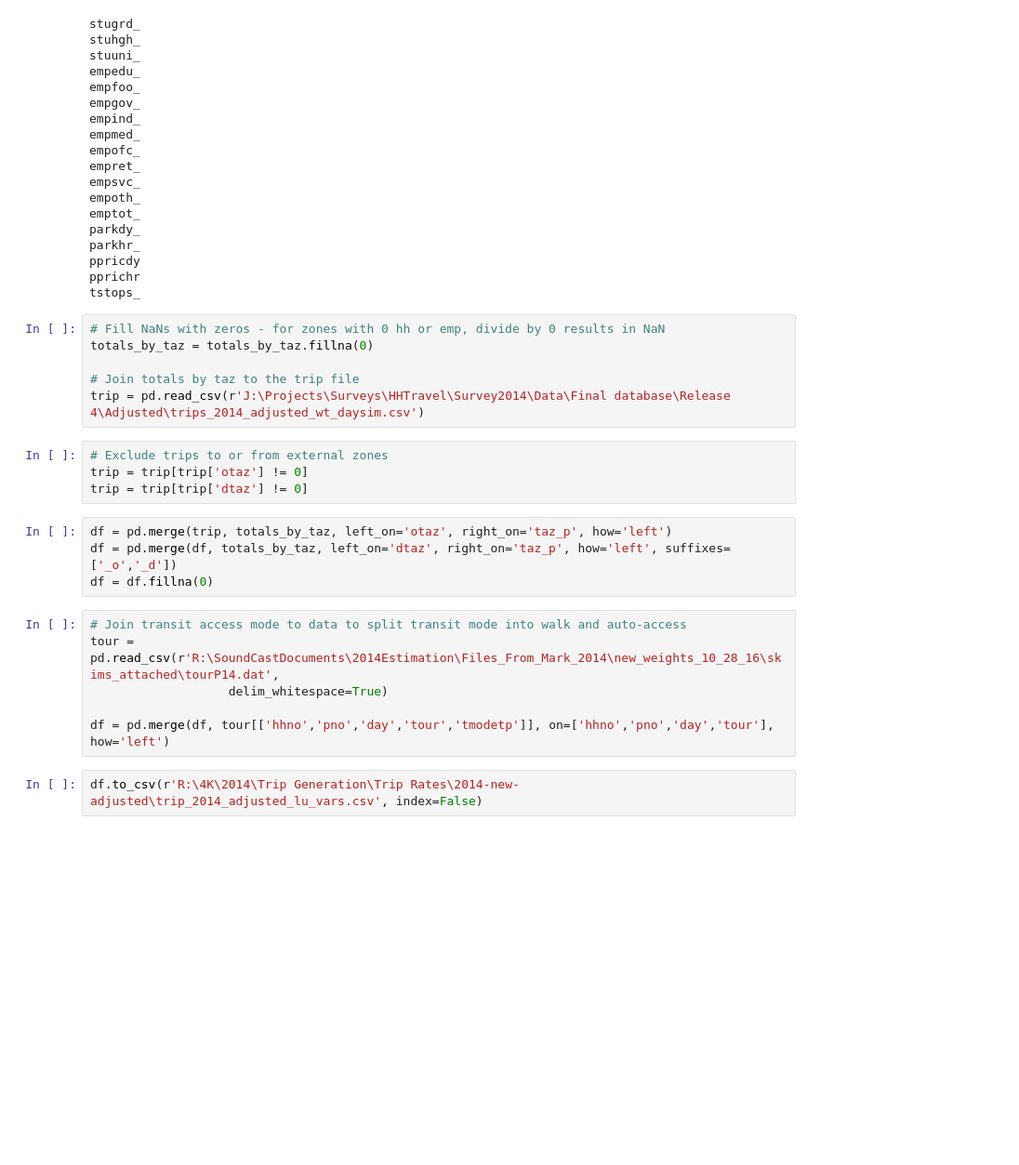
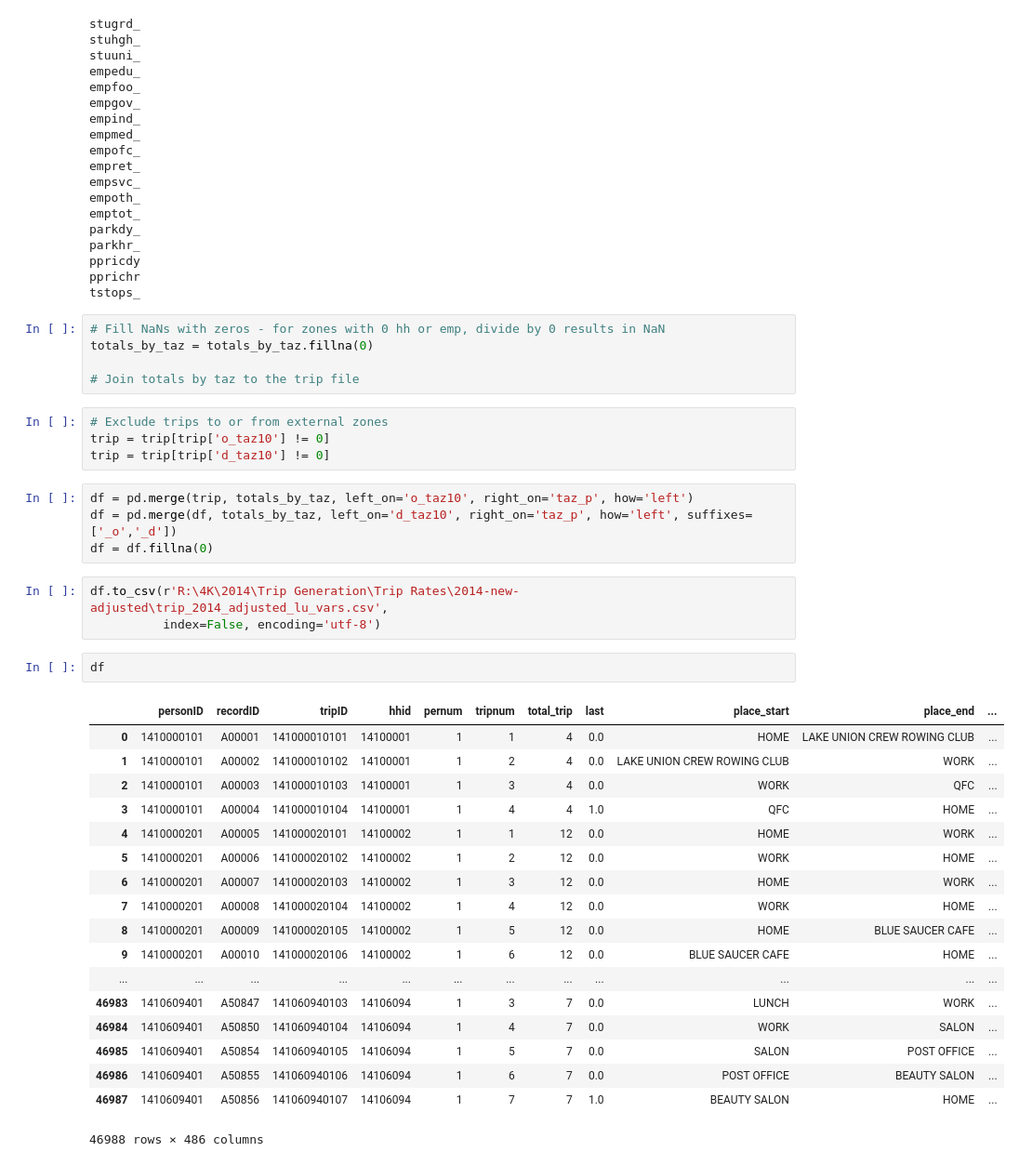
Before and after one commit to psrc/travel-modeling, a Jupyter notebook: 4k/join_landuse_variables_to_trip_data.ipynb, the cells around one changed output. Shown at 93% size. Cells and saved outputs as stored; diff of their text form; blank space fills up the shorter version.

Commit message:
separate scrips for daysim version vs regular survey version

```diff
--- a/4k/join_landuse_variables_to_trip_data.ipynb
+++ b/4k/join_landuse_variables_to_trip_data.ipynb
@@ -124,20 +212,35 @@ tstops_
 totals_by_taz = totals_by_taz.fillna(0)
 
 # Join totals by taz to the trip file
-trip = pd.read_csv(r'J:\Projects\Surveys\HHTravel\Survey2014\Data\Final database\Release 4\Adjusted\trips_2014_adjusted_wt_daysim.csv')
 # %%
 # Exclude trips to or from external zones
-trip = trip[trip['otaz'] != 0]
-trip = trip[trip['dtaz'] != 0]
+trip = trip[trip['o_taz10'] != 0]
+trip = trip[trip['d_taz10'] != 0]
 # %%
-df = pd.merge(trip, totals_by_taz, left_on='otaz', right_on='taz_p', how='left')
-df = pd.merge(df, totals_by_taz, left_on='dtaz', right_on='taz_p', how='left', suffixes=['_o','_d'])
+df = pd.merge(trip, totals_by_taz, left_on='o_taz10', right_on='taz_p', how='left')
+df = pd.merge(df, totals_by_taz, left_on='d_taz10', right_on='taz_p', how='left', suffixes=['_o','_d'])
 df = df.fillna(0)
-# %%
-# Join transit access mode to data to split transit mode into walk and auto-access
-tour = pd.read_csv(r'R:\SoundCastDocuments\2014Estimation\Files_From_Mark_2014\new_weights_10_28_16\skims_attached\tourP14.dat',
-                   delim_whitespace=True)
-
-df = pd.merge(df, tour[['hhno','pno','day','tour','tmodetp']], on=['hhno','pno','day','tour'], how='left')
 # %%
-df.to_csv(r'R:\4K\2014\Trip Generation\Trip Rates\2014-new-adjusted\trip_2014_adjusted_lu_vars.csv', index=False)
+df.to_csv(r'R:\4K\2014\Trip Generation\Trip Rates\2014-new-adjusted\trip_2014_adjusted_lu_vars.csv',
+          index=False, encoding='utf-8')
+# %%
+df
+# %% [output]
+|  | personID | recordID | tripID | hhid | pernum | tripnum | total_trip | last | place_start | place_end | ... |
+| 0 | 1410000101 | A00001 | 141000010101 | 14100001 | 1 | 1 | 4 | 0.0 | HOME | LAKE UNION CREW ROWING CLUB | ... |
+| 1 | 1410000101 | A00002 | 141000010102 | 14100001 | 1 | 2 | 4 | 0.0 | LAKE UNION CREW ROWING CLUB | WORK | ... |
+| 2 | 1410000101 | A00003 | 141000010103 | 14100001 | 1 | 3 | 4 | 0.0 | WORK | QFC | ... |
+| 3 | 1410000101 | A00004 | 141000010104 | 14100001 | 1 | 4 | 4 | 1.0 | QFC | HOME | ... |
+| 4 | 1410000201 | A00005 | 141000020101 | 14100002 | 1 | 1 | 12 | 0.0 | HOME | WORK | ... |
+| 5 | 1410000201 | A00006 | 141000020102 | 14100002 | 1 | 2 | 12 | 0.0 | WORK | HOME | ... |
+| 6 | 1410000201 | A00007 | 141000020103 | 14100002 | 1 | 3 | 12 | 0.0 | HOME | WORK | ... |
+| 7 | 1410000201 | A00008 | 141000020104 | 14100002 | 1 | 4 | 12 | 0.0 | WORK | HOME | ... |
+| 8 | 1410000201 | A00009 | 141000020105 | 14100002 | 1 | 5 | 12 | 0.0 | HOME | BLUE SAUCER CAFE | ... |
+| 9 | 1410000201 | A00010 | 141000020106 | 14100002 | 1 | 6 | 12 | 0.0 | BLUE SAUCER CAFE | HOME | ... |
+| ... | ... | ... | ... | ... | ... | ... | ... | ... | ... | ... | ... |
+| 46983 | 1410609401 | A50847 | 141060940103 | 14106094 | 1 | 3 | 7 | 0.0 | LUNCH | WORK | ... |
+| 46984 | 1410609401 | A50850 | 141060940104 | 14106094 | 1 | 4 | 7 | 0.0 | WORK | SALON | ... |
+| 46985 | 1410609401 | A50854 | 141060940105 | 14106094 | 1 | 5 | 7 | 0.0 | SALON | POST OFFICE | ... |
+| 46986 | 1410609401 | A50855 | 141060940106 | 14106094 | 1 | 6 | 7 | 0.0 | POST OFFICE | BEAUTY SALON | ... |
+| 46987 | 1410609401 | A50856 | 141060940107 | 14106094 | 1 | 7 | 7 | 1.0 | BEAUTY SALON | HOME | ... |
+46988 rows × 486 columns
```
Also changed, not shown: parts of 9 cells of this notebook, 1 other file.
